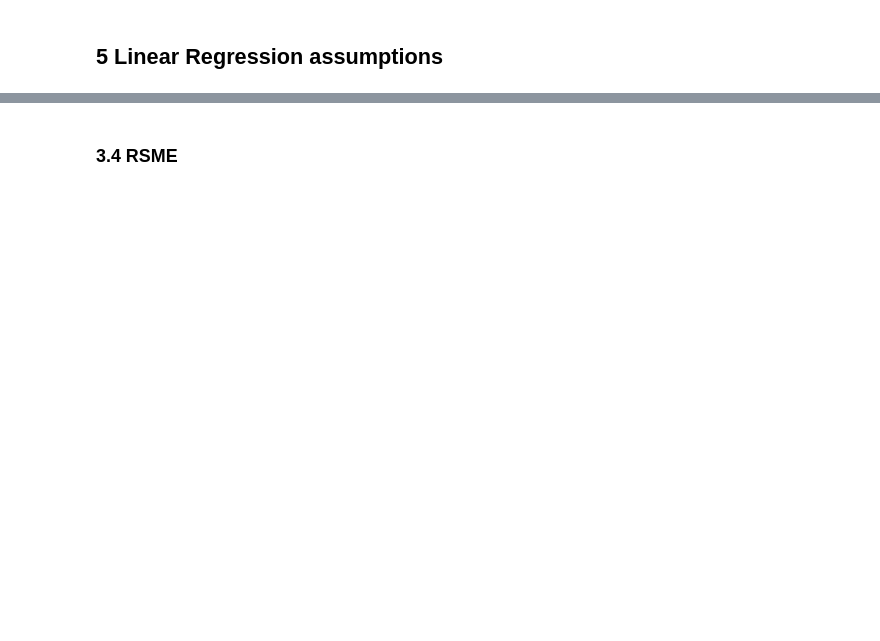
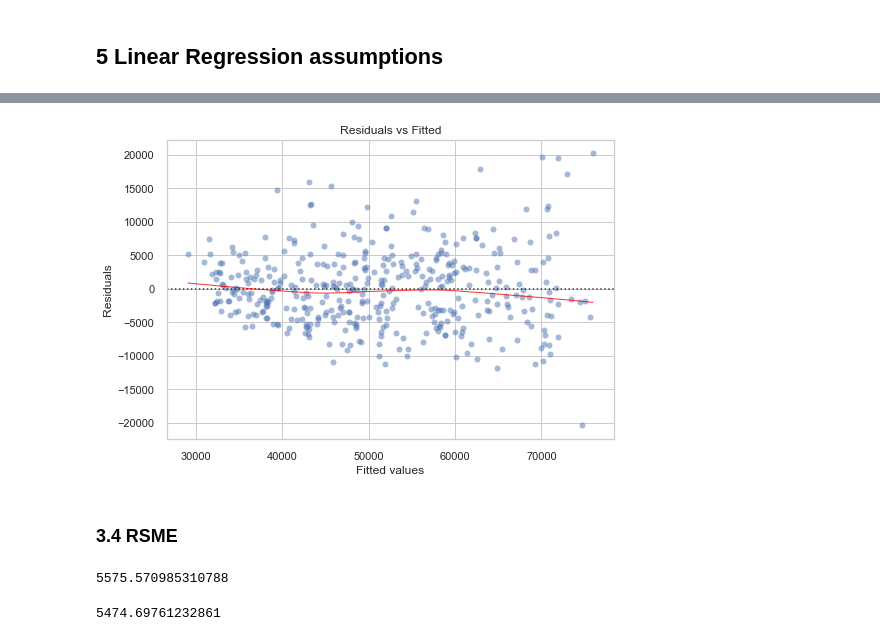
Before and after one commit to Faithie30/Multiple-Linear-Regression, a Jupyter notebook: multi/Untitled.ipynb, the cells around one changed output, grey strips where cells are left out. Cells and saved outputs as stored; diff of their text form; code cells hidden in the pictures; blank space fills up the shorter version.

```diff
--- a/multi/Untitled.ipynb
+++ b/multi/Untitled.ipynb
@@ -164,0 +166,6 @@ y_train = pd.DataFrame(y_train)
+# %%
+# Fit regression model
+results = smf.ols('salary ~ exprior+yearsworked+yearsrank+market+degree+otherqual+position+male+Field+yearsabs', data=combined).fit()
+
+# Inspect the results
+print(results.summary())
@@ -202,2 +256,33 @@ ValueError: color kwarg must have one color per data set. 411 data sets and 1 co
+# %%
+# fitted values (need a constant term for intercept)
+model_fitted_y = results.fittedvalues
+
+# model residuals
+model_residuals = results.resid
+
+sns.residplot(model_fitted_y, 'salary', lowess=True, data=combined,
+             scatter_kws={'alpha':0.5},
+             line_kws={'color':'red', 'lw':1, 'alpha':0.8})
+_ = plt.title("Residuals vs Fitted")
+_ = plt.xlabel("Fitted values")
+_ = plt.ylabel("Residuals")
+# %% [output]
+[figure, added]
 # %% [markdown]
 ### 3.4 RSME
+# %%
+# RSME for training dataset
+train = results.predict(X_train)
+
+m_s_e = sqrt(mse(y_train, train))
+m_s_e
+# %% [output]
+5575.570985310788
+# %%
+# RSME for test dataset
+test = results.predict(X_test)
+
+msse = sqrt(mse(y_test, test))
+msse
+# %% [output]
+5474.69761232861
```
Also changed, not shown: parts of 16 cells of this notebook.
